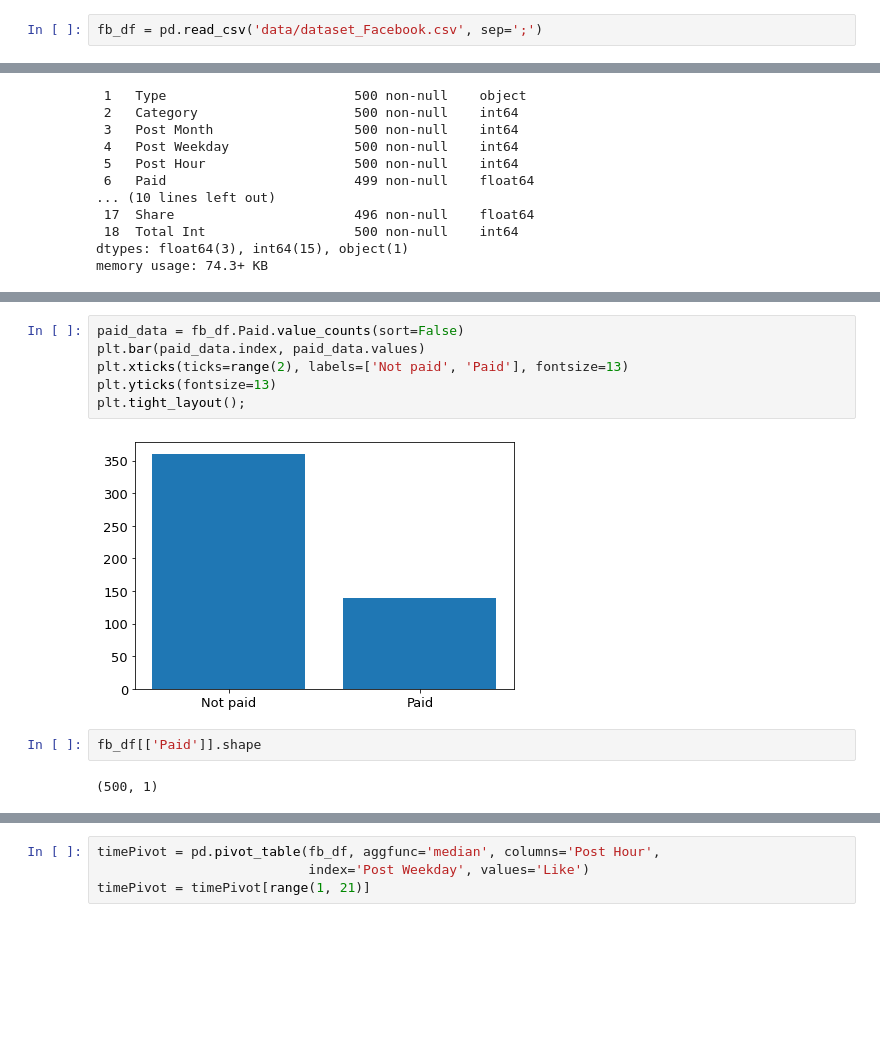
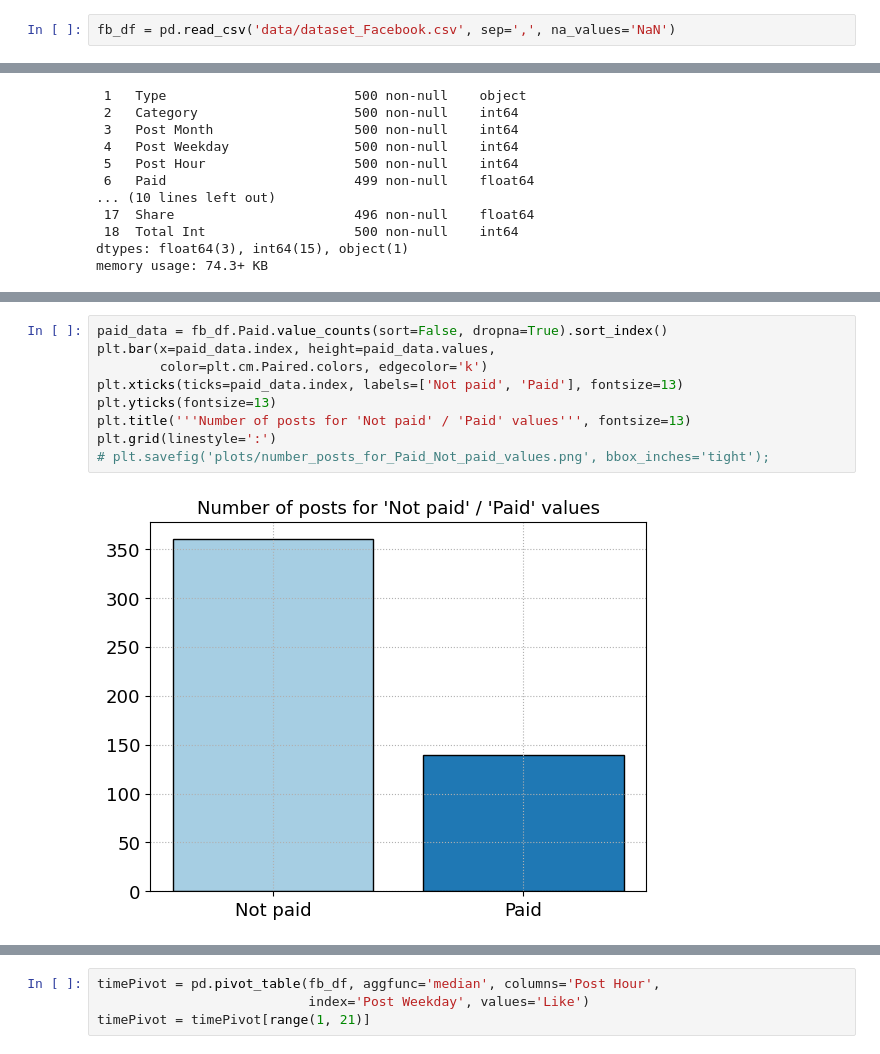
Before and after one commit to capac/facebook-metrics-data-set, a Jupyter notebook: fb_metrics.ipynb, the cells around one changed output, grey strips where cells are left out. Cells and saved outputs as stored; diff of their text form; blank space fills up the shorter version.

```diff
--- a/fb_metrics.ipynb
+++ b/fb_metrics.ipynb
@@ -4,7 +4,7 @@ import numpy as np
 import matplotlib.pyplot as plt
 import seaborn as sns
 # %%
-fb_df = pd.read_csv('data/dataset_Facebook.csv', sep=';')
+fb_df = pd.read_csv('data/dataset_Facebook.csv', sep=',', na_values='NaN')
 # %%
 # Shorten column names
 fb_df.rename(columns={'Lifetime Post Total Reach': 'LT Post Total Reach',
@@ -96,12 +85,11 @@ array([ 0.,  1., nan])
 # %%
-paid_data = fb_df.Paid.value_counts(sort=False)
-plt.bar(paid_data.index, paid_data.values)
-plt.xticks(ticks=range(2), labels=['Not paid', 'Paid'], fontsize=13)
+paid_data = fb_df.Paid.value_counts(sort=False, dropna=True).sort_index()
+plt.bar(x=paid_data.index, height=paid_data.values,
+        color=plt.cm.Paired.colors, edgecolor='k')
+plt.xticks(ticks=paid_data.index, labels=['Not paid', 'Paid'], fontsize=13)
 plt.yticks(fontsize=13)
-plt.tight_layout();
+plt.title('''Number of posts for 'Not paid' / 'Paid' values''', fontsize=13)
+plt.grid(linestyle=':')
+# plt.savefig('plots/number_posts_for_Paid_Not_paid_values.png', bbox_inches='tight');
 # %% [output]
-[figure, old version]
+[figure, new version]
-# %%
-fb_df[['Paid']].shape
-# %% [output]
-(500, 1)
```
Also changed, not shown: parts of 21 cells of this notebook.
